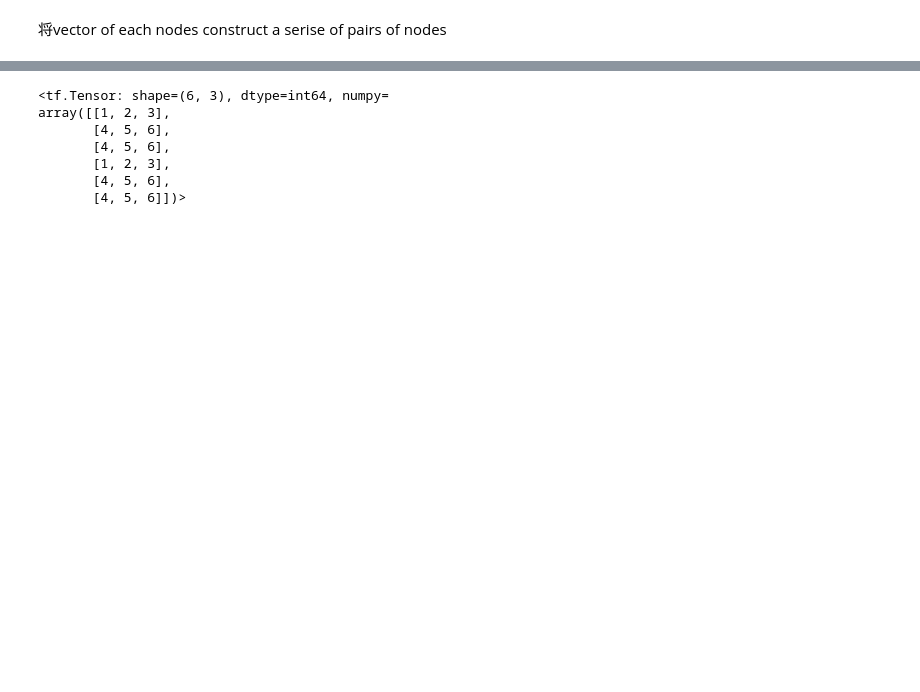
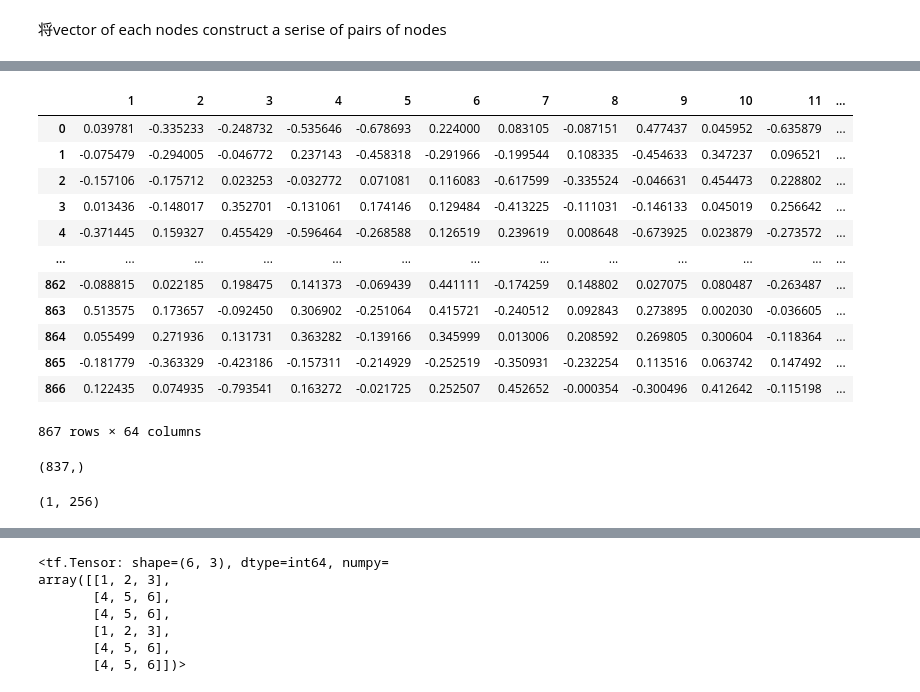
Before and after one commit to stevejobws/Colaboratory, a Jupyter notebook: gcn_pridiction.ipynb, the cells around one changed output, grey strips where cells are left out. Drawn from its saved outputs; the diff is of its cells as text; code cells hidden in the pictures; blank space fills up the shorter version.

```diff
--- a/gcn_pridiction.ipynb
+++ b/gcn_pridiction.ipynb
@@ -554,0 +481,22 @@ train_Martrix
+# %%
+# 读取Embedding node2vec
+E_filename = '/content/drive/My Drive/Colab Notebooks/GCN_Prediction link/data/Embedding_Node2vec18416.txt'
+Embedding_Node2vec = pd.read_csv(E_filename,sep=' ',header=None)
+Embedding_Node2vec = Embedding_Node2vec.sort_values(0,ascending=True)# 建立序号排序
+Embedding_Node2vec.reset_index(drop=True, inplace=True)
+Embedding_Node2vec = Embedding_Node2vec.iloc[:,1:]
+Embedding_Node2vec
+# %% [output]
+|  | 1 | 2 | 3 | 4 | 5 | 6 | 7 | 8 | 9 | 10 | 11 | ... |
+| 0 | 0.039781 | -0.335233 | -0.248732 | -0.535646 | -0.678693 | 0.224000 | 0.083105 | -0.087151 | 0.477437 | 0.045952 | -0.635879 | ... |
+| 1 | -0.075479 | -0.294005 | -0.046772 | 0.237143 | -0.458318 | -0.291966 | -0.199544 | 0.108335 | -0.454633 | 0.347237 | 0.096521 | ... |
+| 2 | -0.157106 | -0.175712 | 0.023253 | -0.032772 | 0.071081 | 0.116083 | -0.617599 | -0.335524 | -0.046631 | 0.454473 | 0.228802 | ... |
+| 3 | 0.013436 | -0.148017 | 0.352701 | -0.131061 | 0.174146 | 0.129484 | -0.413225 | -0.111031 | -0.146133 | 0.045019 | 0.256642 | ... |
+| 4 | -0.371445 | 0.159327 | 0.455429 | -0.596464 | -0.268588 | 0.126519 | 0.239619 | 0.008648 | -0.673925 | 0.023879 | -0.273572 | ... |
+| ... | ... | ... | ... | ... | ... | ... | ... | ... | ... | ... | ... | ... |
+| 862 | -0.088815 | 0.022185 | 0.198475 | 0.141373 | -0.069439 | 0.441111 | -0.174259 | 0.148802 | 0.027075 | 0.080487 | -0.263487 | ... |
+| 863 | 0.513575 | 0.173657 | -0.092450 | 0.306902 | -0.251064 | 0.415721 | -0.240512 | 0.092843 | 0.273895 | 0.002030 | -0.036605 | ... |
+| 864 | 0.055499 | 0.271936 | 0.131731 | 0.363282 | -0.139166 | 0.345999 | 0.013006 | 0.208592 | 0.269805 | 0.300604 | -0.118364 | ... |
+| 865 | -0.181779 | -0.363329 | -0.423186 | -0.157311 | -0.214929 | -0.252519 | -0.350931 | -0.232254 | 0.113516 | 0.063742 | 0.147492 | ... |
+| 866 | 0.122435 | 0.074935 | -0.793541 | 0.163272 | -0.021725 | 0.252507 | 0.452652 | -0.000354 | -0.300496 | 0.412642 | -0.115198 | ... |
+867 rows × 64 columns
@@ -555,3 +520,8 @@ train_Martrix
+# %%
+#mf_vector = tf.reshape(mf_vector,[-1,1])
+mf_vector.numpy()[0].shape
+# %% [output]
+(837,)
 # %%
 def get_train_instances(train, num_negatives):
   global user_input,item_input
@@ -579,0 +587,4 @@ def get_train_instances(train, num_negatives):
+# %%
+np.hstack((np.array(X_train1), np.array(X_train2)))[1].reshape((1,256)).shape
+# %% [output]
+(1, 256)
```
Also changed, not shown: parts of 41 cells of this notebook.
